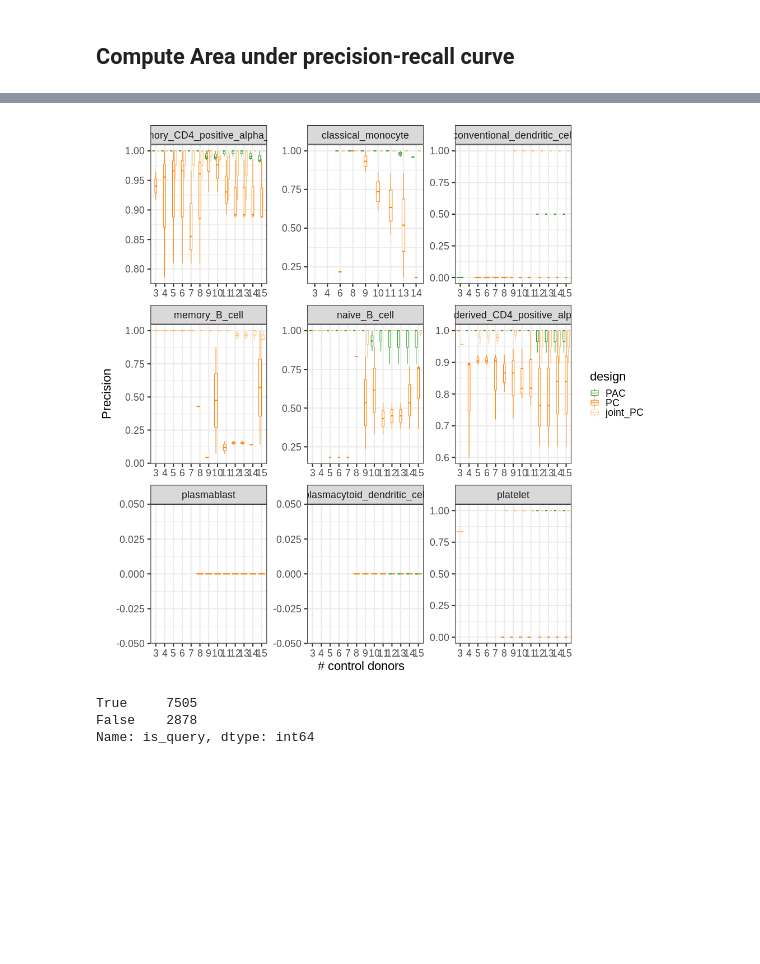
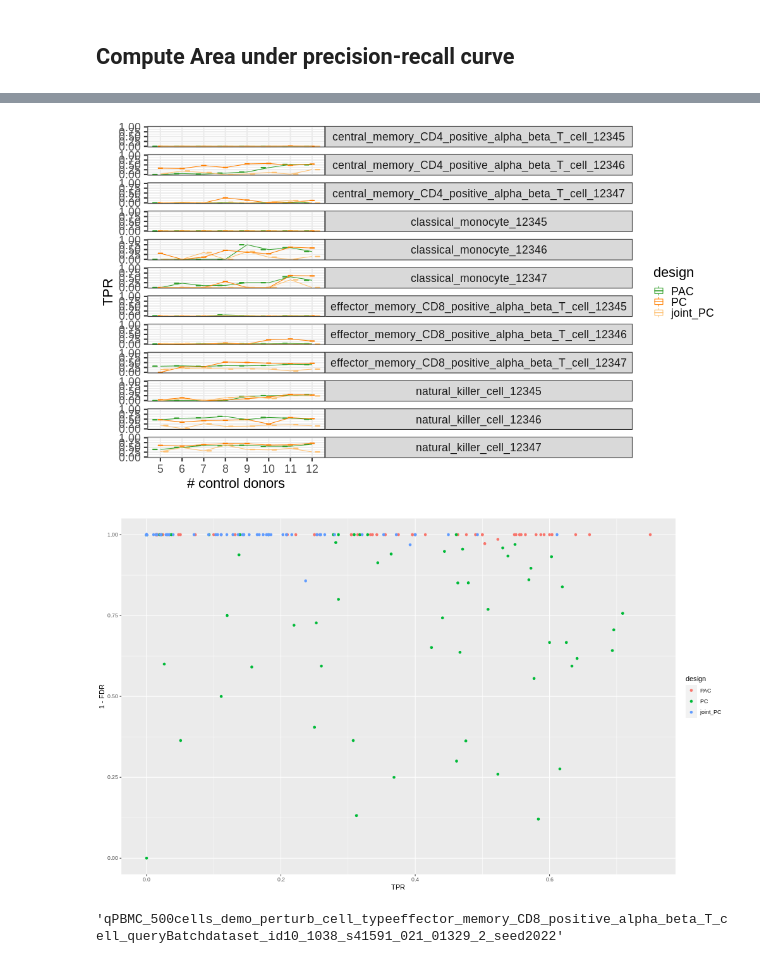
Before and after one commit to MarioniLab/oor_design_reproducibility, a Jupyter notebook: notebooks/ctrl_size_comparison.ipynb, the cells around one changed output, grey strips where cells are left out. Cells and saved outputs as stored; diff of their text form; code cells hidden in the pictures; blank space fills up the shorter version.

Commit message:
updated ctrl size analysis and sccoda comparison

```diff
--- a/notebooks/ctrl_size_comparison.ipynb
+++ b/notebooks/ctrl_size_comparison.ipynb
@@ -139,3 +139,3 @@ def run_milo(adata_design, query_group, reference_group,
 # %%
-cts_oi = ['natural_killer_cell' ,'classical_monocyte' ,'central_memory_CD4_positive_alpha_beta_T_cell','naive_B_cell','effector_memory_CD8_positive_alpha_beta_T_cell']
+cts_oi = ['natural_killer_cell' ,'classical_monocyte' ,'central_memory_CD4_positive_alpha_beta_T_cell','effector_memory_CD8_positive_alpha_beta_T_cell']
 dirs = [f'qPBMC_500cells_demo_perturb_cell_type{ct}_queryBatchdataset_id10_1038_s41591_021_01329_2_seed2022' for ct in cts_oi]
@@ -207,4 +231,4 @@ sns.scatterplot(data=nhood_obs_all[nhood_obs_all.design == 'joint_PC'], x='logFC
 # %%
 nhood_obs_all.to_csv(outdir + '/ctrl_size_nhood_obs_all_nquery5.csv')
 # %%
-outdir + '/ctrl_size_nhood_obs_all_nquery5.csv'
+nhood_obs_all = pd.read_csv(outdir + '/ctrl_size_nhood_obs_all_nquery5.csv', index_col=0)
@@ -333,21 +355,34 @@ plot_layout(guides='collect')
 # %%
-%%R -w 1000 -h 1000
+%%R -w 1000 -h 600
 tpr_df %>%
+    # filter(str_detect(simulation_ID, '12347$')) %>%
+    filter(perturb_pop != 'naive_B_cell') %>%
+    mutate(group_ID = paste( perturb_pop, str_remove(simulation_ID, '.+_'), sep='_')) %>%
     group_by(n_ctrls, design, perturb_pop) %>%
     mutate(mean_TPR = mean(TPR), mean_FPR = mean(FPR), mean_FDR = mean(FDR), mean_precision=mean(Precision)) %>%
     ungroup() %>%
-    ggplot(aes(as.factor(n_ctrls), Precision, color=design)) +
+    ggplot(aes(as.factor(n_ctrls), TPR, color=design)) +
     geom_boxplot() +
-    # geom_line(aes(y=mean_precision), size=1) +
+    # geom_point() +
+    geom_line(aes(group=design), size=0.5) +
     scale_color_design() +
     theme_bw(base_size=22) +
-    # ylim(0,1) +
-    facet_wrap(perturb_pop~., scales='free') +
-    xlab('# control donors')
+    ylim(0,1) +
+    facet_grid(group_ID~., scales='free') +
+    xlab('# control donors') +
+    theme(strip.text.y=element_text(angle=0))
 # %% [output]
-[figure, old version]
+[figure, new version]
 # %%
+%%R -w 1000 -h 600
+tpr_df %>%
+    # filter(str_detect(simulation_ID, '12347$')) %>%
+    filter(perturb_pop != 'naive_B_cell') %>%
+    mutate(group_ID = paste( perturb_pop, str_remove(simulation_ID, '.+_'), sep='_')) %>%
+    group_by(n_ctrls, design, perturb_pop) %>%
+    mutate(mean_TPR = mean(TPR), mean_FPR = mean(FPR), mean_FDR = mean(FDR), mean_precision=mean(Precision)) %>%
+    ungroup() %>%
+    ggplot(aes( TPR, 1 - FDR, color=design)) +
+    geom_point()
 # %% [output]
-True     7505
-False    2878
-Name: is_query, dtype: int64
+[figure, added]
@@ -353,0 +391,4 @@ Name: is_query, dtype: int64
+# %%
+d
+# %% [output]
+'qPBMC_500cells_demo_perturb_cell_typeeffector_memory_CD8_positive_alpha_beta_T_cell_queryBatchdataset_id10_1038_s41591_021_01329_2_seed2022'
```
Also changed, not shown: parts of 24 cells of this notebook, 2 other files.
